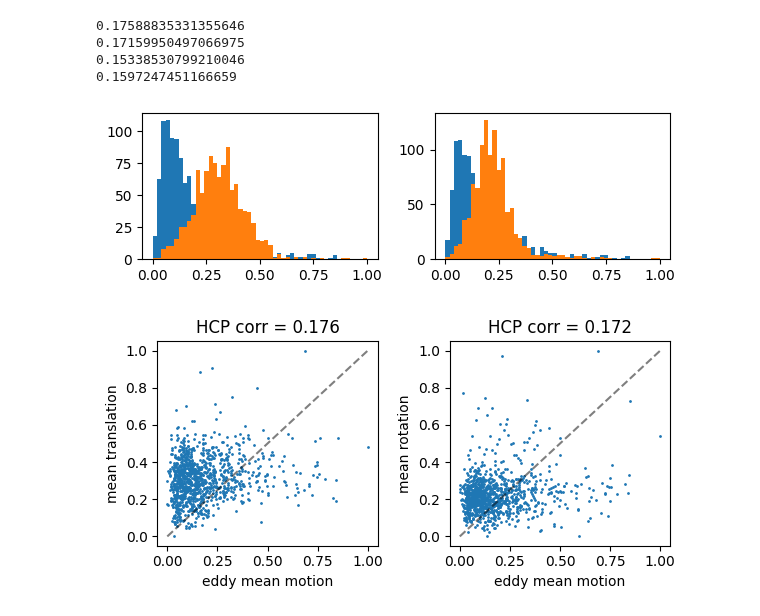
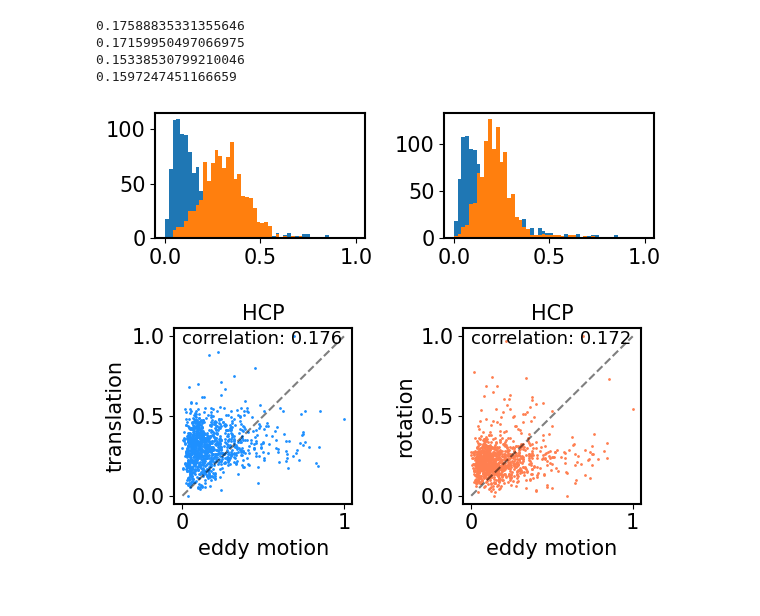
Before and after one commit to yzhang511/inv-vae, a Jupyter notebook: experiments/check_motion.ipynb, the cells around one changed output. Cells and saved outputs as stored; diff of their text form; code cells hidden in the pictures.

Commit message:
updated figures for revision

```diff
--- a/experiments/check_motion.ipynb
+++ b/experiments/check_motion.ipynb
@@ -12,6 +12,19 @@ import matplotlib.pylab as pylab
 import random
 seed = 666
 random.seed(seed)
+# %%
+SMALL_SIZE = 10
+MEDIUM_SIZE = 15
+BIGGER_SIZE = 20
+
+plt.rc('font', size=MEDIUM_SIZE)
+plt.rc('axes', titlesize=MEDIUM_SIZE)
+plt.rc('axes', labelsize=MEDIUM_SIZE)
+plt.rc('axes', linewidth = 1.5)
+plt.rc('xtick', labelsize=MEDIUM_SIZE)
+plt.rc('ytick', labelsize=MEDIUM_SIZE)
+plt.rc('legend', fontsize=MEDIUM_SIZE)
+plt.rc('figure', titlesize=MEDIUM_SIZE)
 # %% [markdown]
 check ABCD motion
 # %%
@@ -198,19 +210,26 @@ ax2.hist(min_max_standardize(hcp_eddy_mean), 50);
 ax2.hist(min_max_standardize(np.nanmean(hcp_rotat, 1)), 50)
 plt.tight_layout()
 # %% [output]
-[figure, old version]
+[figure, new version]
 # %%
 fig, (ax1, ax2) = plt.subplots(1,2, figsize=(6,3))
-ax1.scatter(min_max_standardize(hcp_eddy_mean), min_max_standardize(np.nanmean(hcp_trans, 1)), s=1)
-ax1.plot([0, 1], [0, 1], ls="--", c="k", alpha=.5)
-ax1.set_xlabel("eddy mean motion")
-ax1.set_ylabel("mean translation")
-ax1.set_title("HCP corr = 0.176")
-ax2.scatter(min_max_standardize(hcp_eddy_mean), min_max_standardize(np.nanmean(hcp_rotat, 1)), s=1)
+ax1.scatter(min_max_standardize(hcp_eddy_mean),
+            min_max_standardize(np.nanmean(hcp_trans, 1)),
+            s=1, c="dodgerblue")
+ax1.plot([0, 1], [0, 1], ls="--", alpha=.5, c="k")
+ax1.set_xlabel("eddy motion")
+ax1.set_ylabel("translation")
+ax1.set_title("HCP")
+ax1.text(0, 0.95, "correlation: 0.176", fontsize=13)
+ax2.scatter(min_max_standardize(hcp_eddy_mean),
+            min_max_standardize(np.nanmean(hcp_rotat, 1)),
+            s=1, c="coral")
 ax2.plot([0, 1], [0, 1], ls="--", c="k", alpha=.5)
-ax2.set_xlabel("eddy mean motion")
-ax2.set_ylabel("mean rotation")
-ax2.set_title("HCP corr = 0.172")
+ax2.set_xlabel("eddy motion")
+ax2.set_ylabel("rotation")
+ax2.set_title("HCP")
+ax2.text(0, 0.95, "correlation: 0.172", fontsize=13)
 plt.tight_layout()
+plt.savefig('../saved_figs/hcp_eddy_vs_residual_motion.png', facecolor='white', dpi=800)
 # %% [output]
-[figure, old version]
+[figure, new version]
```
Also changed, not shown: parts of 5 cells of this notebook, 12 other files.
